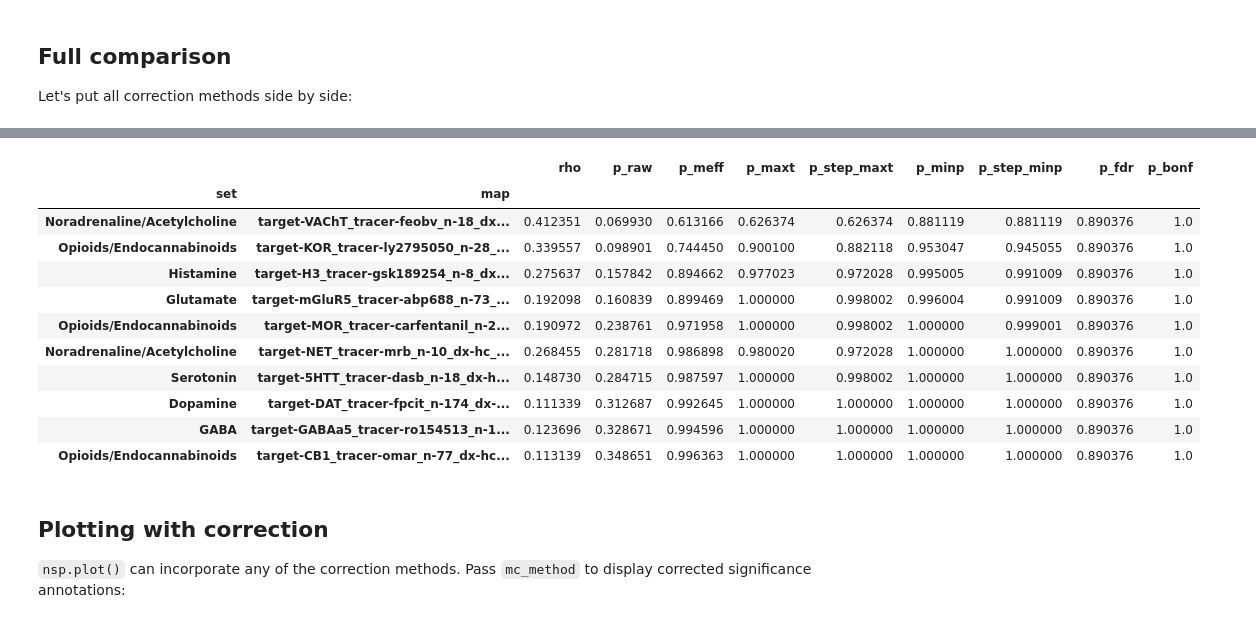
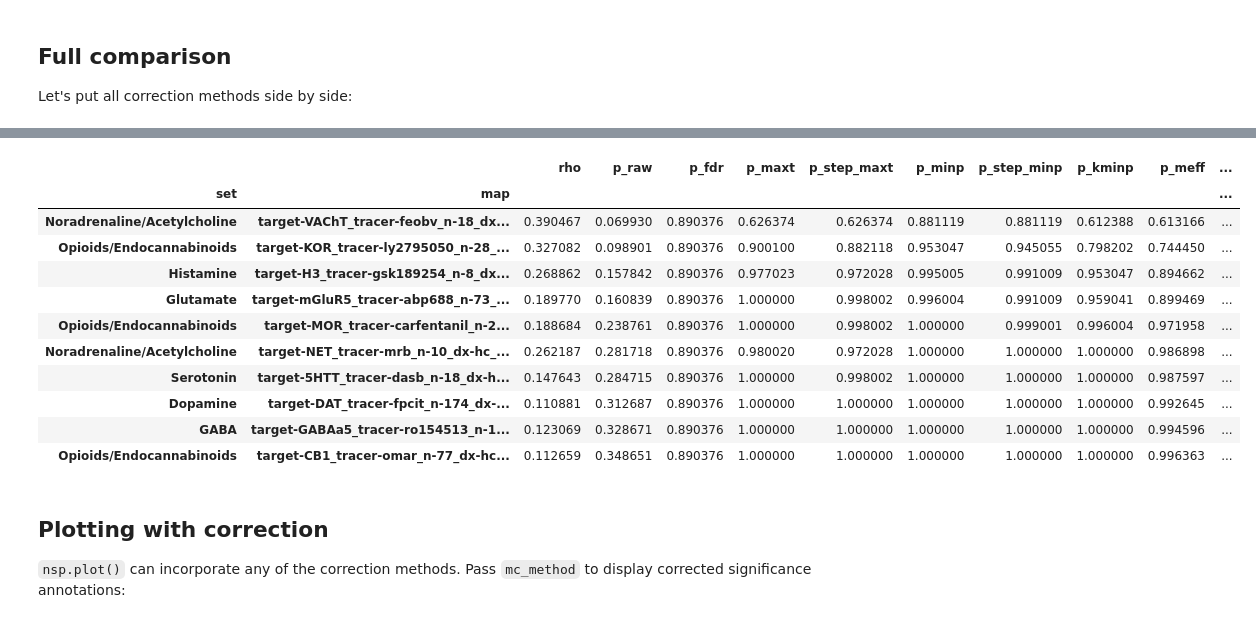
Before and after one commit to LeonDLotter/NiSpace, a Jupyter notebook: docs/nb_introduction/intro06_multiple_comparisons.ipynb, the cells around one changed output, grey strips where cells are left out. Cells and saved outputs as stored; diff of their text form; code cells hidden in the pictures.

```diff
--- a/docs/nb_introduction/intro06_multiple_comparisons.ipynb
+++ b/docs/nb_introduction/intro06_multiple_comparisons.ipynb
@@ -198,0 +178,5 @@ FDR-BH (p < 0.05): 0 significant
+# %%
+nsp.correct_p(mc_method="kminP")
+p_kminp = nsp.get_p_values(mc_method="kminP")
+
+print(f"kminP(1) (p < {alpha}): {(p_kminp < alpha).sum(axis=1).values[0]} significant")
@@ -217,14 +239,15 @@ Bonferroni (p < 0.05): 0 significant
 Let's put all correction methods side by side:
 # %%
 all_results = pd.DataFrame({
-    "rho":         nsp.get_colocalizations().T["Pain"],
+    "rho":         np.tanh(nsp.get_colocalizations().T["Pain"]),  # stored as Fisher z
     "p_raw":       p_values.T["Pain"],
-    "p_meff":      p_meff.T["Pain"],
+    "p_fdr":       p_fdr.T["Pain"],
     "p_maxt":      p_maxt.T["Pain"],
     "p_step_maxt": p_step_maxt.T["Pain"],
     "p_minp":      p_minp.T["Pain"],
     "p_step_minp": p_step_minp.T["Pain"],
-    "p_fdr":       p_fdr.T["Pain"],
+    "p_kminp":     p_kminp.T["Pain"],
+    "p_meff":      p_meff.T["Pain"],
     "p_bonf":      p_bonf.T["Pain"],
 }).sort_values("p_raw")
 all_results.head(10)
@@ -233,17 +256,17 @@ INFO | 02/11/26 21:05:45 | nispace.api: Returning colocalizations:
 | METHOD   | XSEA  | X_REDUCTION | Y_TRANSFORM |
 | spearman | False | False       | False       |
-|  |  | rho | p_raw | p_meff | p_maxt | p_step_maxt | p_minp | p_step_minp | p_fdr | p_bonf |
-| set | map |  |  |  |  |  |  |  |  |  |
-| Noradrenaline/Acetylcholine | target-VAChT_tracer-feobv_n-18_dx... | 0.412351 | 0.069930 | 0.613166 | 0.626374 | 0.626374 | 0.881119 | 0.881119 | 0.890376 | 1.0 |
-| Opioids/Endocannabinoids | target-KOR_tracer-ly2795050_n-28_... | 0.339557 | 0.098901 | 0.744450 | 0.900100 | 0.882118 | 0.953047 | 0.945055 | 0.890376 | 1.0 |
-| Histamine | target-H3_tracer-gsk189254_n-8_dx... | 0.275637 | 0.157842 | 0.894662 | 0.977023 | 0.972028 | 0.995005 | 0.991009 | 0.890376 | 1.0 |
-| Glutamate | target-mGluR5_tracer-abp688_n-73_... | 0.192098 | 0.160839 | 0.899469 | 1.000000 | 0.998002 | 0.996004 | 0.991009 | 0.890376 | 1.0 |
-| Opioids/Endocannabinoids | target-MOR_tracer-carfentanil_n-2... | 0.190972 | 0.238761 | 0.971958 | 1.000000 | 0.998002 | 1.000000 | 0.999001 | 0.890376 | 1.0 |
-| Noradrenaline/Acetylcholine | target-NET_tracer-mrb_n-10_dx-hc_... | 0.268455 | 0.281718 | 0.986898 | 0.980020 | 0.972028 | 1.000000 | 1.000000 | 0.890376 | 1.0 |
-| Serotonin | target-5HTT_tracer-dasb_n-18_dx-h... | 0.148730 | 0.284715 | 0.987597 | 1.000000 | 0.998002 | 1.000000 | 1.000000 | 0.890376 | 1.0 |
-| Dopamine | target-DAT_tracer-fpcit_n-174_dx-... | 0.111339 | 0.312687 | 0.992645 | 1.000000 | 1.000000 | 1.000000 | 1.000000 | 0.890376 | 1.0 |
-| GABA | target-GABAa5_tracer-ro154513_n-1... | 0.123696 | 0.328671 | 0.994596 | 1.000000 | 1.000000 | 1.000000 | 1.000000 | 0.890376 | 1.0 |
-| Opioids/Endocannabinoids | target-CB1_tracer-omar_n-77_dx-hc... | 0.113139 | 0.348651 | 0.996363 | 1.000000 | 1.000000 | 1.000000 | 1.000000 | 0.890376 | 1.0 |
+|  |  | rho | p_raw | p_fdr | p_maxt | p_step_maxt | p_minp | p_step_minp | p_kminp | p_meff | ... |
+| set | map |  |  |  |  |  |  |  |  |  | ... |
+| Noradrenaline/Acetylcholine | target-VAChT_tracer-feobv_n-18_dx... | 0.390467 | 0.069930 | 0.890376 | 0.626374 | 0.626374 | 0.881119 | 0.881119 | 0.612388 | 0.613166 | ... |
+| Opioids/Endocannabinoids | target-KOR_tracer-ly2795050_n-28_... | 0.327082 | 0.098901 | 0.890376 | 0.900100 | 0.882118 | 0.953047 | 0.945055 | 0.798202 | 0.744450 | ... |
+| Histamine | target-H3_tracer-gsk189254_n-8_dx... | 0.268862 | 0.157842 | 0.890376 | 0.977023 | 0.972028 | 0.995005 | 0.991009 | 0.953047 | 0.894662 | ... |
+| Glutamate | target-mGluR5_tracer-abp688_n-73_... | 0.189770 | 0.160839 | 0.890376 | 1.000000 | 0.998002 | 0.996004 | 0.991009 | 0.959041 | 0.899469 | ... |
+| Opioids/Endocannabinoids | target-MOR_tracer-carfentanil_n-2... | 0.188684 | 0.238761 | 0.890376 | 1.000000 | 0.998002 | 1.000000 | 0.999001 | 0.996004 | 0.971958 | ... |
+| Noradrenaline/Acetylcholine | target-NET_tracer-mrb_n-10_dx-hc_... | 0.262187 | 0.281718 | 0.890376 | 0.980020 | 0.972028 | 1.000000 | 1.000000 | 1.000000 | 0.986898 | ... |
+| Serotonin | target-5HTT_tracer-dasb_n-18_dx-h... | 0.147643 | 0.284715 | 0.890376 | 1.000000 | 0.998002 | 1.000000 | 1.000000 | 1.000000 | 0.987597 | ... |
+| Dopamine | target-DAT_tracer-fpcit_n-174_dx-... | 0.110881 | 0.312687 | 0.890376 | 1.000000 | 1.000000 | 1.000000 | 1.000000 | 1.000000 | 0.992645 | ... |
+| GABA | target-GABAa5_tracer-ro154513_n-1... | 0.123069 | 0.328671 | 0.890376 | 1.000000 | 1.000000 | 1.000000 | 1.000000 | 1.000000 | 0.994596 | ... |
+| Opioids/Endocannabinoids | target-CB1_tracer-omar_n-77_dx-hc... | 0.112659 | 0.348651 | 0.890376 | 1.000000 | 1.000000 | 1.000000 | 1.000000 | 1.000000 | 0.996363 | ... |
 # %% [markdown]
 ## Plotting with correction
 
```
Also changed, not shown: parts of 19 cells of this notebook, 22 other files.
